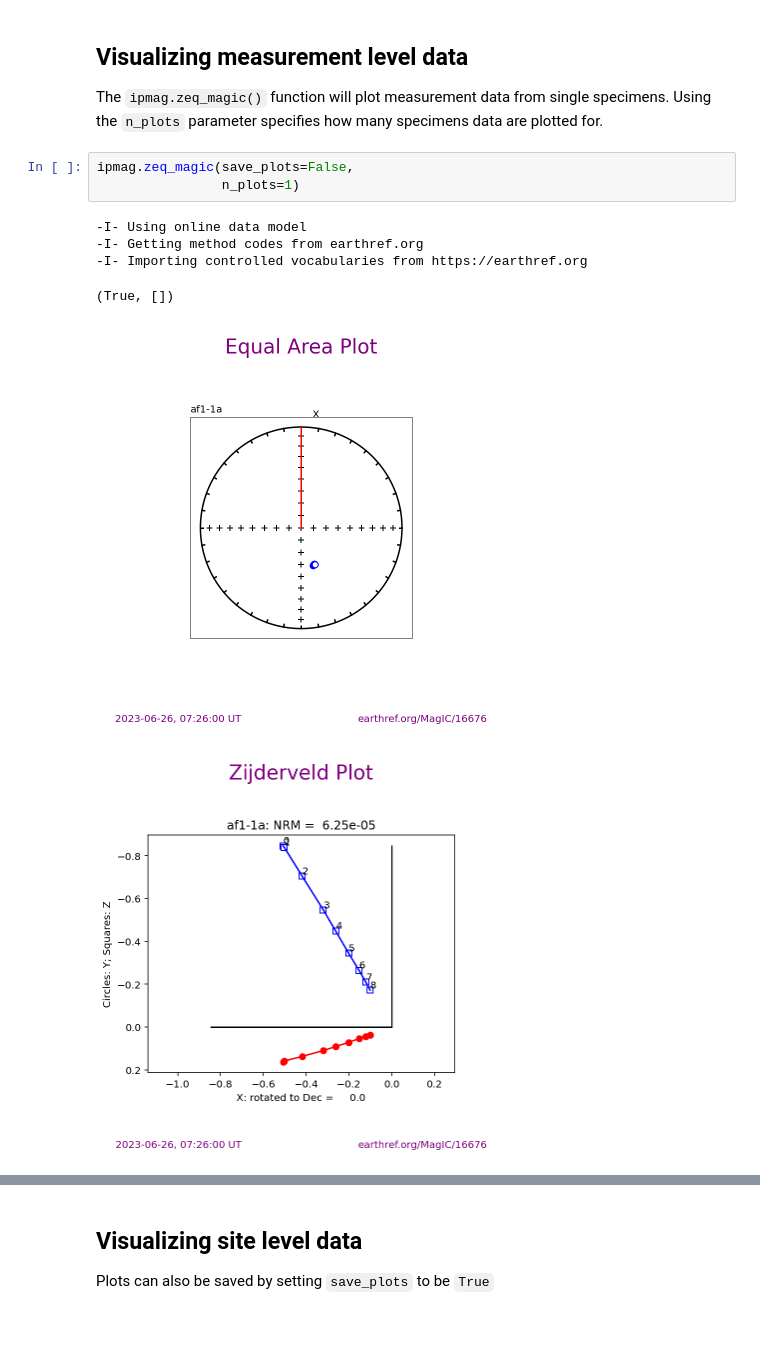
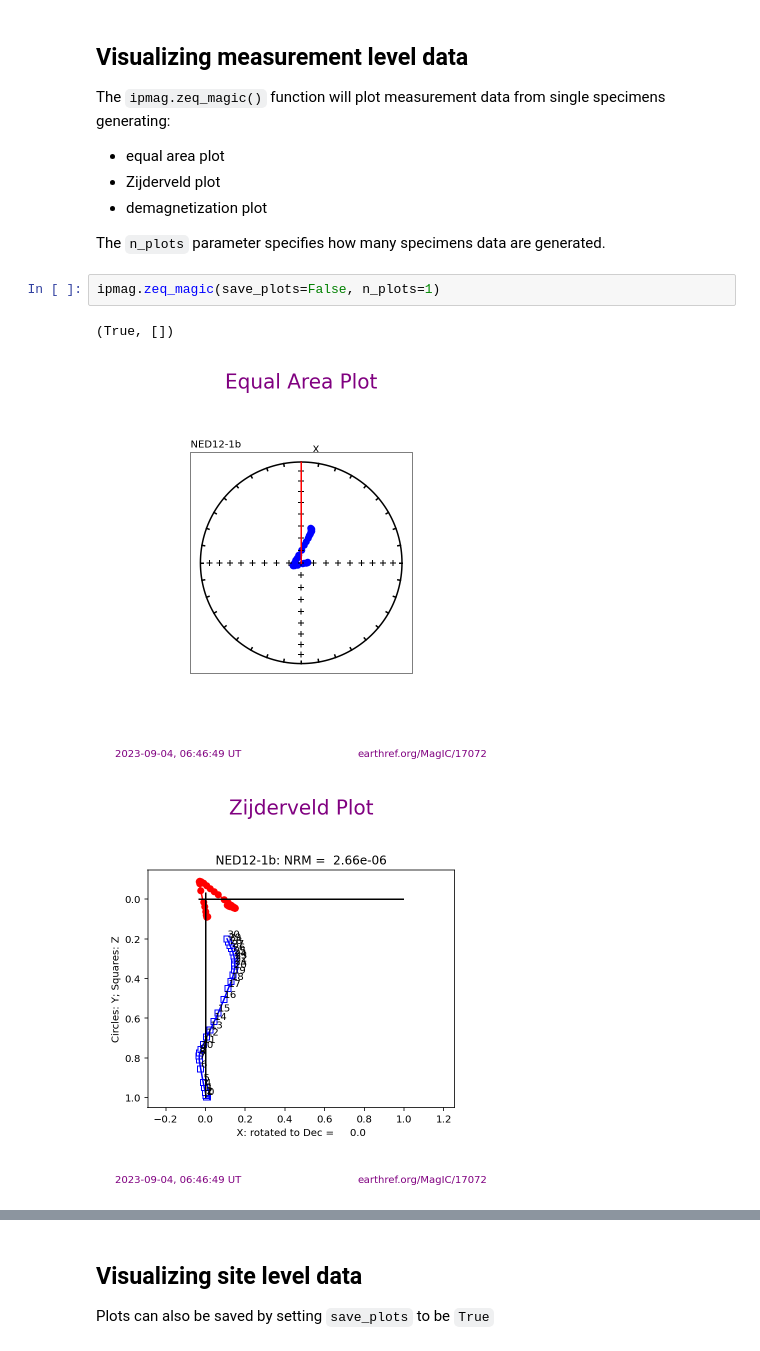
Before and after one commit to PmagPy/PmagPy-docs, a Jupyter notebook: example_notebooks/template_notebooks/Inspecting_MagIC_directional_data.ipynb, the cells around one changed output, grey strips where cells are left out. Saved outputs shown, nothing was run; the diff lists cells and outputs as text.

Commit message:
update to ECMB data

````diff
--- a/example_notebooks/template_notebooks/Inspecting_MagIC_directional_data.ipynb
+++ b/example_notebooks/template_notebooks/Inspecting_MagIC_directional_data.ipynb
@@ -70,14 +55,15 @@ True
 # %% [markdown]
 ## Visualizing measurement level data
 
-The ```ipmag.zeq_magic()``` function will plot measurement data from single specimens. Using the ```n_plots``` parameter specifies how many specimens data are plotted for.
+The ```ipmag.zeq_magic()``` function will plot measurement data from single specimens generating:
+- equal area plot
+- Zijderveld plot
+- demagnetization plot
+
+The `n_plots` parameter specifies how many specimens data are generated.
 # %%
-ipmag.zeq_magic(save_plots=False,
-                n_plots=1)
+ipmag.zeq_magic(save_plots=False, n_plots=1)
 # %% [output]
--I- Using online data model
--I- Getting method codes from earthref.org
--I- Importing controlled vocabularies from https://earthref.org
+(True, [])
-(True, [])
-[figure, old version]
+[figure, new version]
-[figure, old version]
+[figure, new version]
````
Also changed, not shown: parts of 15 cells of this notebook.
